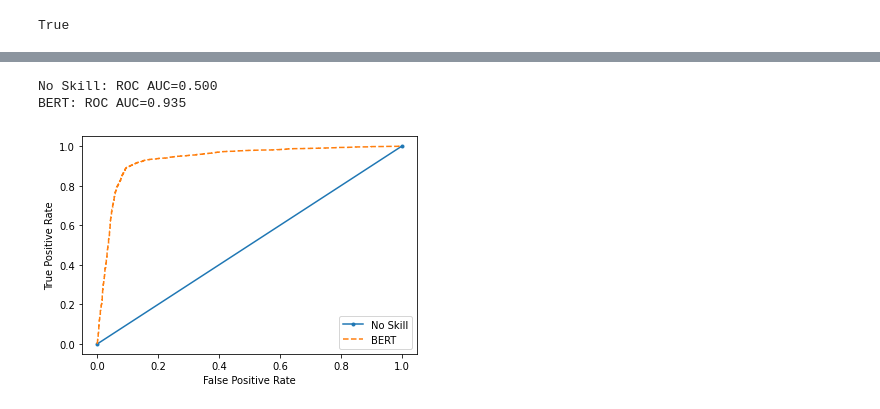
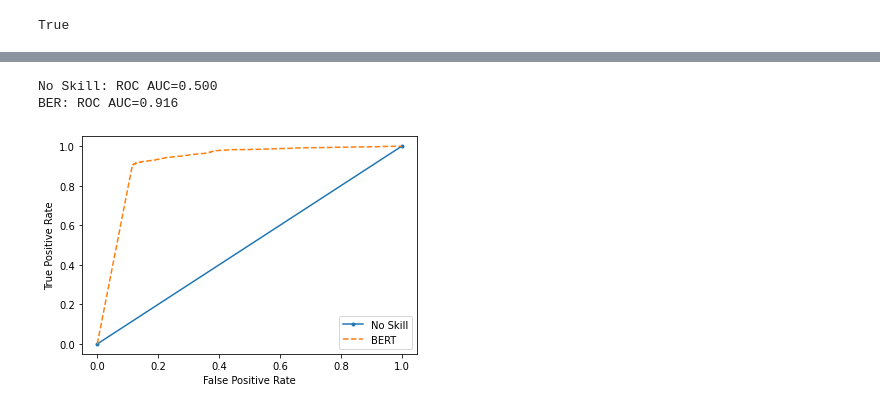
Before and after one commit to JuliaKulacz/Fake-News-Detection, a Jupyter notebook: BERT/bert.ipynb, the cells around one changed output, grey strips where cells are left out. Drawn from its saved outputs; the diff is of its cells as text; code cells hidden in the pictures.

Commit message:
BERT - final version

```diff
--- a/BERT/bert.ipynb
+++ b/BERT/bert.ipynb
@@ -249,7 +249,7 @@ def train():
   for step,batch in enumerate(train_dataloader):
 
     # Progress update after every 50 batches.
-    if step % 50 == 0 and not step == 0:
+    if step % 100 == 0 and not step == 0:
       print('  Batch {:>5,}  of  {:>5,}.'.format(step, len(train_dataloader)))
 
     # Pushing the batch to gpu
@@ -292,7 +292,7 @@ def train():
 
   return avg_loss, total_preds
 # %%
-# Evaluating the model
+# Validating the model
 def evaluate():
 
   print("\nEvaluating...")
@@ -307,7 +307,7 @@ def evaluate():
   for step,batch in enumerate(val_dataloader):
 
     # Progress update every 50 batches
-    if step % 50 == 0 and not step == 0:
+    if step % 100 == 0 and not step == 0:
 
       # Reporting progress
       print('  Batch {:>5,}  of  {:>5,}.'.format(step, len(val_dataloader)))
@@ -392,14 +388,0 @@ Validation Loss: -16.965
-# %%
-import torch.nn.functional as nnf
-
-# Loading weights of best model
-path = 'saved_weights.pt'
-
-# Getting predictions for test data
-with torch.no_grad():
-  preds = model(test_tokens_tensor.to(device), test_masks_tensor.to(device))
-  probas = nnf.softmax(preds, dim=1)
-  preds = preds.detach().cpu().numpy()
-  probas = probas.detach().cpu().numpy()
-
-preds = np.argmax(preds, axis = 1)
@@ -406,3 +424,15 @@ preds = np.argmax(preds, axis = 1)
+# %%
+# Extracting values from batches
+
+true_labels_list = []
+predictions_list = []
+probas_list = []
+for i in range(len(true_labels)):
+  for j in range(len(true_labels[i])):
+    true_labels_list.append(true_labels[i][j])
+    predictions_list.append(predictions[i][j])
+    probas_list.append(pred_probas[i][j])
+  i += 1
 # %%
 # EVALUATION OF THE BERT MODEL
 
@@ -439,38 +469,39 @@ weighted avg       0.90      0.90      0.90      4688
 #ROC-CURVE
 
 import matplotlib.pyplot as pyplot
 # Generetong a no skill prediction
 ns_probs = [0 for _ in range(len(y_test))]
 
+
 # Keeping probabilities for the positive outcome only
-probas = probas[:, 1]
+probas_list = np.array(probas_list)[:,1]
 
 # Calculating scores
-ns_auc = roc_auc_score(y_test, ns_probs)
-lr_auc = roc_auc_score(y_test, probas)
+ns_auc = roc_auc_score(true_labels_list, ns_probs)
+lr_auc = roc_auc_score(true_labels_list, probas_list)
 
 # Summarizing scores
 print('No Skill: ROC AUC=%.3f' % (ns_auc))
-print('BERT: ROC AUC=%.3f' % (lr_auc))
+print('BER: ROC AUC=%.3f' % (lr_auc))
 
 # Calculating ROC curves
-ns_fpr, ns_tpr, _ = roc_curve(y_test, ns_probs)
-lr_fpr, lr_tpr, _ = roc_curve(y_test, probas)
+ns_fpr, ns_tpr, _ = roc_curve(true_labels_list, ns_probs)
+lr_fpr, lr_tpr, _ = roc_curve(true_labels_list, probas_list)
 
 # Plotting ROC curves
 pyplot.plot(ns_fpr, ns_tpr, marker='.', label='No Skill')
 pyplot.plot(lr_fpr, lr_tpr, linestyle='--', label='BERT')
 
 #Axis labels
 pyplot.xlabel('False Positive Rate')
 pyplot.ylabel('True Positive Rate')
 
 # Showing the legend
 pyplot.legend()
 
 #Showing the plot
 pyplot.show()
 # %% [output]
 No Skill: ROC AUC=0.500
-BERT: ROC AUC=0.935
+BER: ROC AUC=0.916
-[figure, old version]
+[figure, new version]
```
Also changed, not shown: parts of 17 cells of this notebook.
